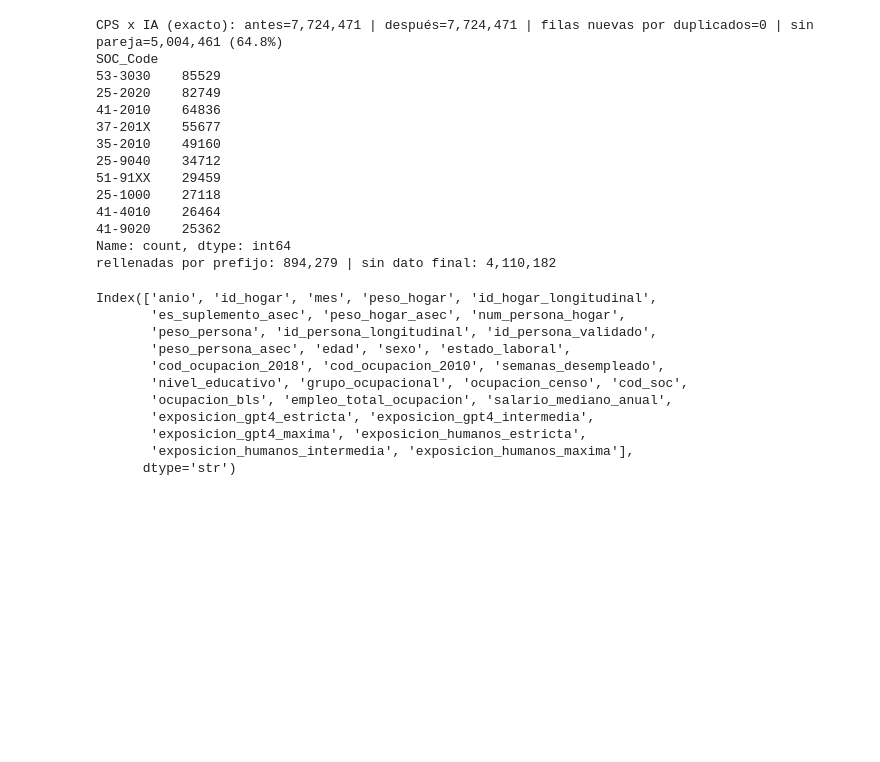
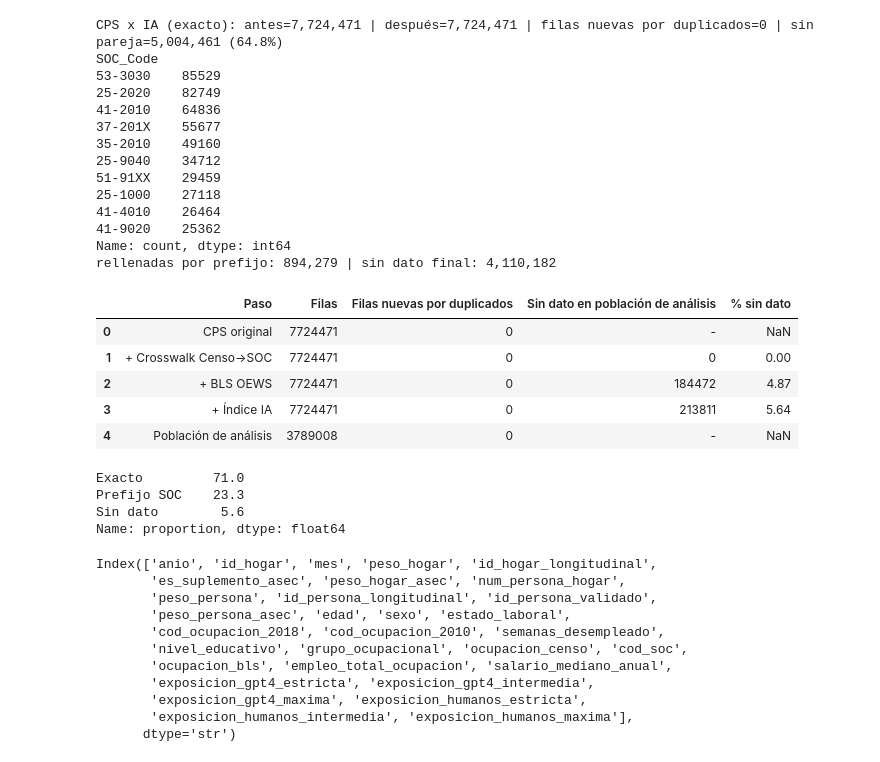
Before and after one commit to DATA-20262-SEC01-G07/Proyecto-2, a Jupyter notebook: notebooks/cargads.ipynb, the cells around one changed output. Cells and saved outputs as stored; diff of their text form; code cells hidden in the pictures; blank space fills up the shorter version.

```diff
--- a/notebooks/cargads.ipynb
+++ b/notebooks/cargads.ipynb
@@ -236,4 +236,32 @@ SOC_Code
 41-9020    25362
 Name: count, dtype: int64
 rellenadas por prefijo: 894,279 | sin dato final: 4,110,182
+# %%
+pob = df_completo.query("OCC != 0 & EMPSTAT.between(10, 22)")
+reporte = pd.DataFrame({
+    "Paso": ["CPS original", "+ Crosswalk Censo→SOC", "+ BLS OEWS", "+ Índice IA", "Población de análisis"],
+    "Filas": [len(df_cps), len(df_merged), len(df_final), len(df_completo), len(pob)],
+    "Filas nuevas por duplicados": [0, len(df_merged)-len(df_cps), len(df_final)-len(df_merged),
+                                    len(df_completo)-len(df_final), 0],
+    "Sin dato en población de análisis": ["-", pob["SOC_Code"].eq("nan").sum(), pob["TOT_EMP"].isna().sum(),
+                                      pob["human_rating_beta"].isna().sum(), "-"],
+})
+reporte["% sin dato"] = (pd.to_numeric(reporte["Sin dato en población de análisis"], errors="coerce")
+                         / len(pob) * 100).round(2)
+reporte
+# %% [output]
+|  | Paso | Filas | Filas nuevas por duplicados | Sin dato en población de análisis | % sin dato |
+| 0 | CPS original | 7724471 | 0 | - | NaN |
+| 1 | + Crosswalk Censo→SOC | 7724471 | 0 | 0 | 0.00 |
+| 2 | + BLS OEWS | 7724471 | 0 | 184472 | 4.87 |
+| 3 | + Índice IA | 7724471 | 0 | 213811 | 5.64 |
+| 4 | Población de análisis | 3789008 | 0 | - | NaN |
+# %%
+fuente = np.where(~sin.loc[pob.index], "Exacto", np.where(pob["human_rating_beta"].notna(), "Prefijo SOC", "Sin dato"))
+print(pd.Series(fuente).value_counts(normalize=True).mul(100).round(1))
+# %% [output]
+Exacto         71.0
+Prefijo SOC    23.3
+Sin dato        5.6
+Name: proportion, dtype: float64
 # %%
```
Also changed, not shown: parts of 6 cells of this notebook, 2 other files.
